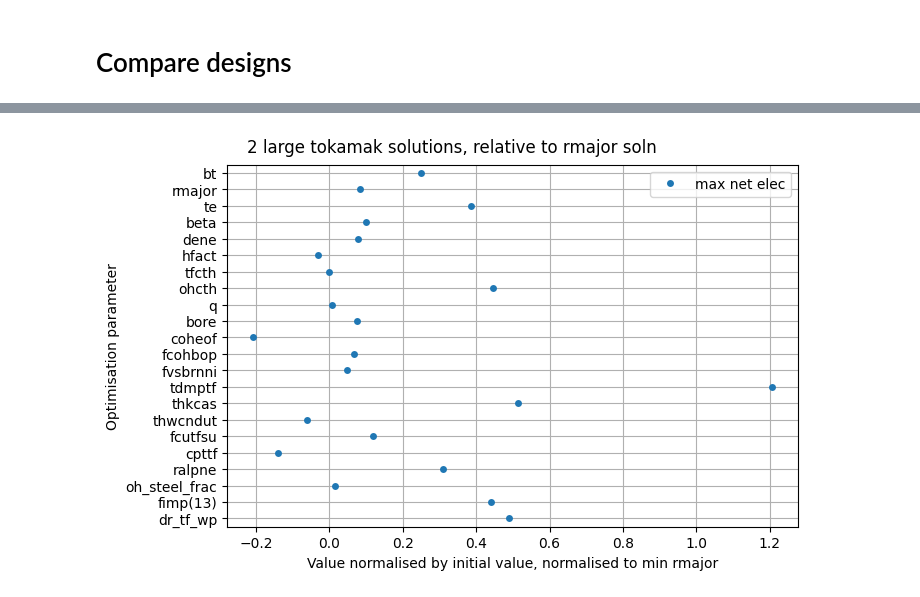
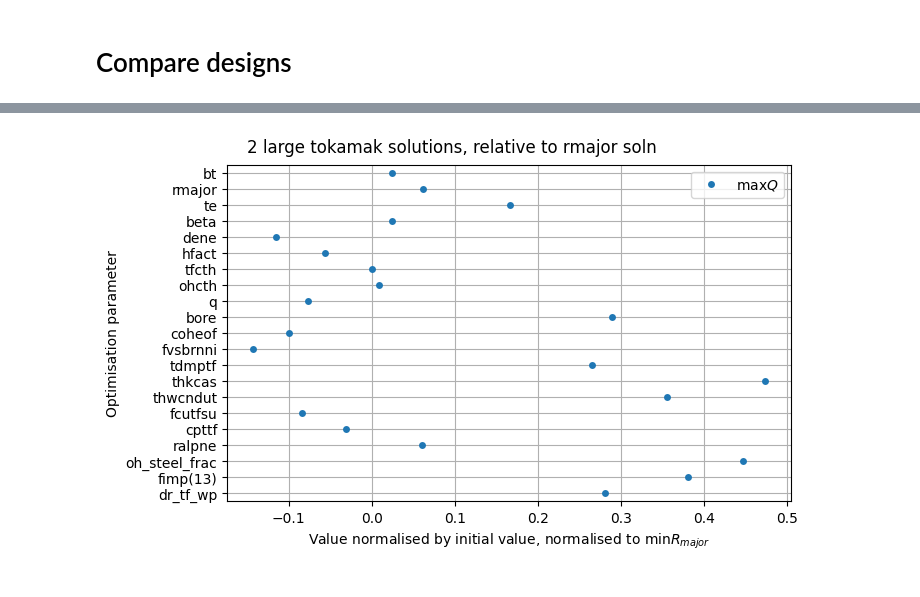
Before and after one commit to jonmaddock/dakota-process, a Jupyter notebook: design_points/compare_designs.ipynb, the cells around one changed output, grey strips where cells are left out. Cells and saved outputs as stored; diff of their text form; code cells hidden in the pictures.

```diff
--- a/design_points/compare_designs.ipynb
+++ b/design_points/compare_designs.ipynb
@@ -10,8 +14,8 @@ from pathlib import Path
 # %%
 data_dir = Path.cwd()
 runs_metadata = [
-    RunMetadata(data_dir / "lt_MFILE.DAT", "min rmajor"),
-    RunMetadata(data_dir / "lt_max_net_elec_MFILE.DAT", "max net elec"),
+    RunMetadata(data_dir / "lt_MFILE.DAT", "$\min R_{major}$"),
+    RunMetadata(data_dir / "lt_max_q_MFILE.DAT", "$\max Q$"),
 ]
 
 fig, df = plot_mfile_solutions(
@@ -29,9 +33,9 @@ df
 # %%
 fig, df = plot_mfile_solutions(
     runs_metadata=runs_metadata,
     plot_title="2 large tokamak solutions, relative to rmajor soln",
-    normalising_tag="min rmajor",
+    normalising_tag="$\min R_{major}$",
     plot_obj_func=False,
 )
 # %% [output]
-[figure, old version]
+[figure, new version]
```
Also changed, not shown: parts of 4 cells of this notebook, 2 other files.
